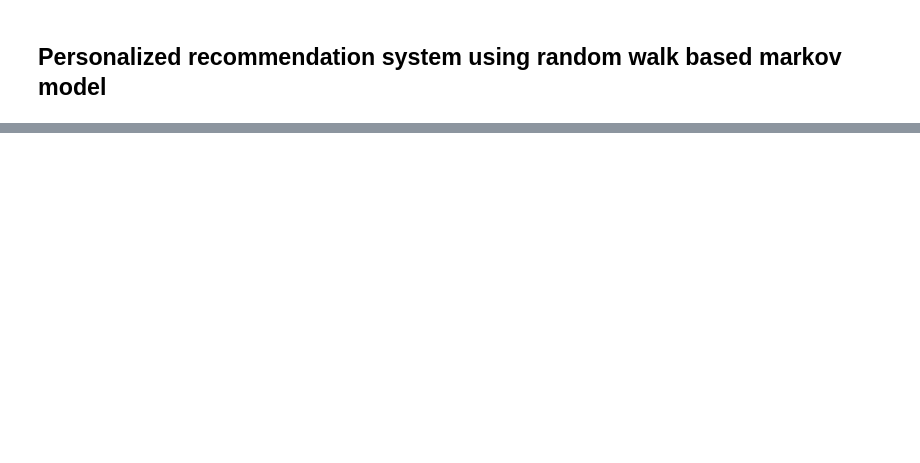
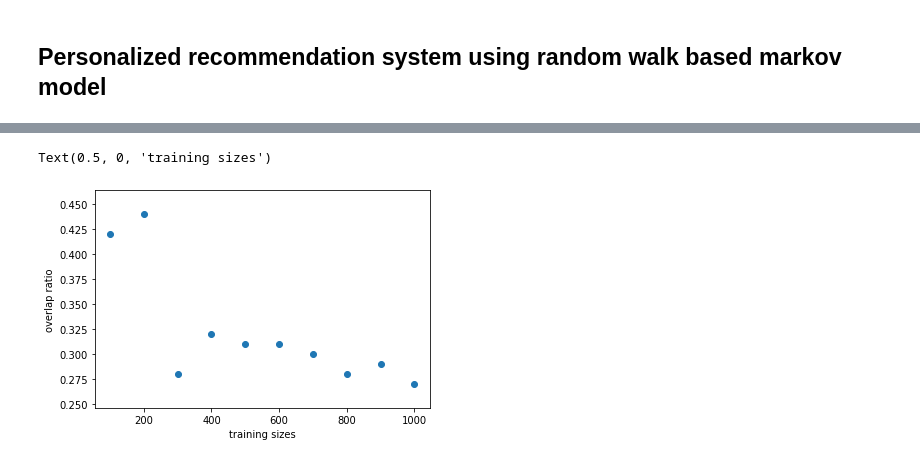
Before and after one commit to bentrey/APMA-E-115, a Jupyter notebook: group project 2/recommendation.markov.ipynb, the cells around one changed output, grey strips where cells are left out. Cells and saved outputs as stored; diff of their text form; code cells hidden in the pictures; blank space fills up the shorter version.

```diff
--- a/group project 2/recommendation.markov.ipynb
+++ b/group project 2/recommendation.markov.ipynb
@@ -195,0 +214,35 @@ user_recommendation(p, items, uids, ntop=3)
+# %%
+## evaluate performance based on validation set
+### measured by overlap between recommended items and items in the validation set
+recomm = user_recommendation(p, items, uids, ntop=3)
+
+## parameter comparison
+### vary steps and datasets
+perf = list()
+steps = np.linspace(10, 100, 10).astype(int)
+sizes = np.linspace(100, 1000, 10).astype(int)
+
+for i in range(len(sizes)):
+    ## get subset data
+    data_sel = train_data[0:sizes[i]]
+
+    # item and user lists
+    items = data_sel['ItemId'].unique()
+    uids = data_sel['UserId'].unique()
+
+    # generate transition prob matrix
+    ### test for the first 1000 rows
+    T = transition_prob(data_sel)
+    u, u_norm = user_spec_vec(data_sel)
+
+    step = 10
+    p = walk_alg(u_norm, T, alpha=0, steps=step)
+    recomm = user_recommendation(p, items, uids, ntop=6)
+    perf.append(performance(recomm, val_data))
+# %%
+plt.scatter(sizes, perf)
+plt.ylabel("overlap ratio")
+plt.xlabel("training sizes")
+# %% [output]
+Text(0.5, 0, 'training sizes')
+[figure, added]
```
Also changed, not shown: parts of 12 cells of this notebook.
